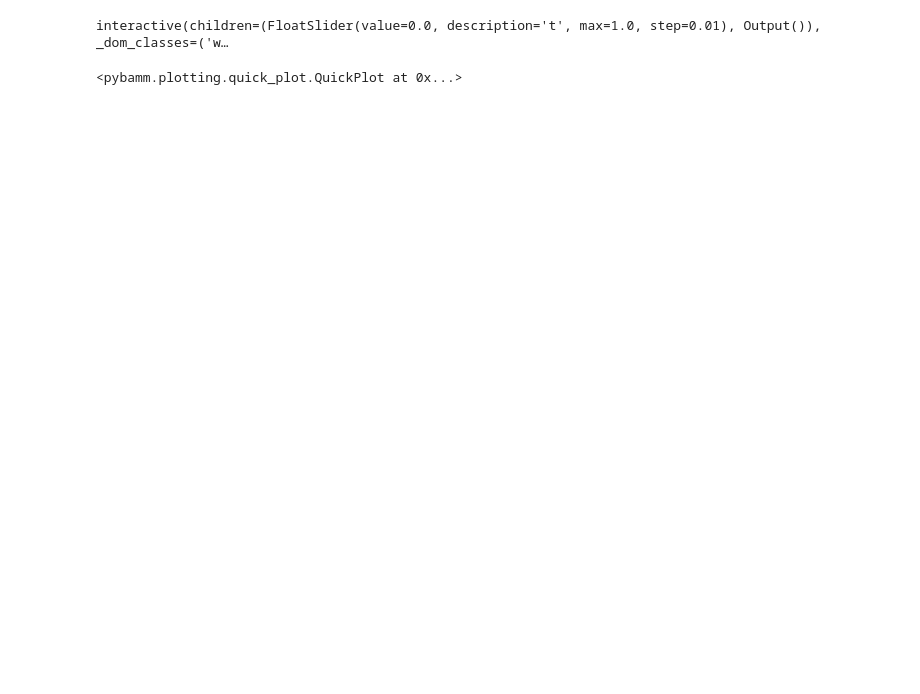
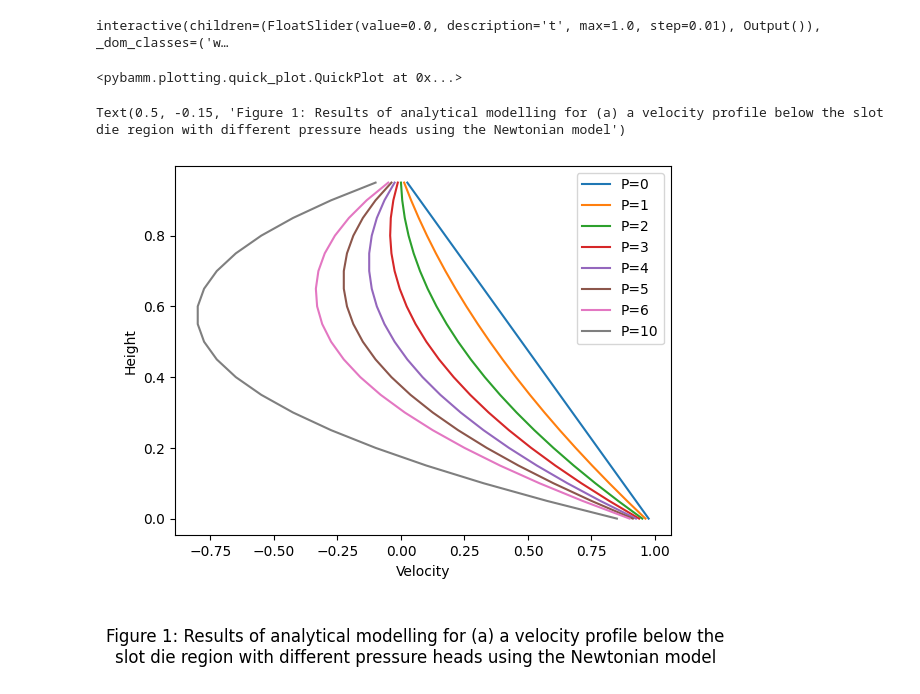
Before and after one commit to FW-Coding/FUSE-Internship-2024, a Jupyter notebook: Coating thickness model.ipynb, the cells around one changed output. Saved outputs shown, nothing was run; the diff lists cells and outputs as text; code cells hidden in the pictures; blank space fills up the shorter version.

```diff
--- a/Coating thickness model.ipynb
+++ b/Coating thickness model.ipynb
@@ -61,6 +60,72 @@ sim.plot(["Velocity  [ms-1]"])
 # %% [output]
 interactive(children=(FloatSlider(value=0.0, description='t', max=1.0, step=0.01), Output()), _dom_classes=('w…
 <pybamm.plotting.quick_plot.QuickPlot at 0x...>
+# %%
+model = pybamm.BaseModel("height model")
+
+# define parameters
+P = pybamm.Parameter("Pressure [Pa]")
+
+# define variable
+u = pybamm.Variable("Velocity  [ms-1]", domain = "coating")
+
+# governing equations
+model.variables["Velocity  [ms-1]"] = u
+model.algebraic[u] = pybamm.div(pybamm.grad(u))-P
+
+# boundary conditions
+model.boundary_conditions = {u: {"left": (1, "Dirichlet"), "right": (0, "Dirichlet")}}
+
+# define geometry
+r = pybamm.SpatialVariable(
+    "r", domain=["coating"], coord_sys="cartesian"
+)
+geometry = {"coating": {r: {"min": pybamm.Scalar(0), "max": pybamm.Scalar(1)}}}
+
+# mesh and discretise
+submesh_types = {"coating": pybamm.Uniform1DSubMesh}
+var_pts = {r: 20}
+
+
+spatial_methods = {"coating": pybamm.FiniteVolume()}
+
+#Add parameters
+param = pybamm.ParameterValues(
+    {
+        "Pressure [Pa]": "[input]",
+    }
+)
+
+values = [0,1,2,3,4,5,6,7,8,9,10,11,12,13,14,15,16,17,18,19]
+normalised_values = [0,0.05,0.1,0.15,0.2,0.25,0.3,0.35,0.4,0.45,0.5,0.55,0.6,0.65,0.7,0.75,0.8,0.85,0.9,0.95]
+pressure = [0,1,2,3,4,5,6,10]
+
+# initial conditions
+model.initial_conditions = {u: pybamm.Scalar(1)}
+
+Coating_velocity = []
+
+#Plots the solution to the model over a range of shear strain values for the given m value
+for j in pressure:
+    for i in values:
+        sim = pybamm.Simulation(model, parameter_values=param, geometry=geometry, submesh_types=submesh_types, spatial_methods=spatial_methods, var_pts=var_pts)
+        sol = sim.solve([0, 1], inputs={"Pressure [Pa]":j})
+        Coating_velocity.append(sol["Velocity  [ms-1]"].entries[i][0])
+
+    plt.plot(Coating_velocity, normalised_values, label = "P={}".format(j))
+    Coating_velocity = []
+
+#Figure labels
+plt.legend()
+plt.ylabel(r"Height")
+plt.xlabel(r"Velocity")
+
+#Figure caption
+txt="Figure 1: Results of analytical modelling for a velocity profile below the slot die region with different pressure heads using the Newtonian model"
+plt.figtext(0.5, -0.15, txt, wrap=True, horizontalalignment='center', fontsize=12)
+# %% [output]
+Text(0.5, -0.15, 'Figure 1: Results of analytical modelling for (a) a velocity profile below the slot die region with different pressure heads using the Newtonian model')
+[figure, added]
 # %%
 model = pybamm.BaseModel("height model")
 
```
Also changed, not shown: parts of 3 cells of this notebook.
